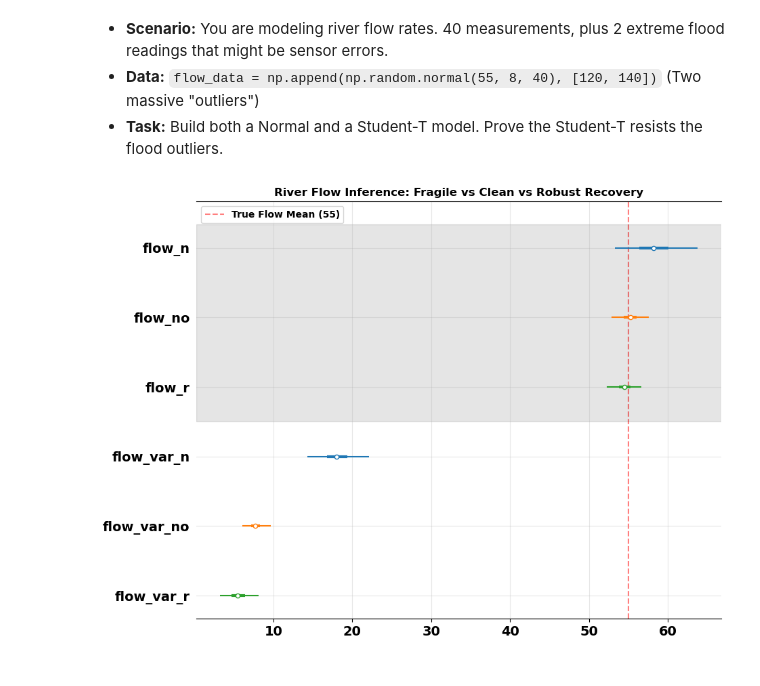
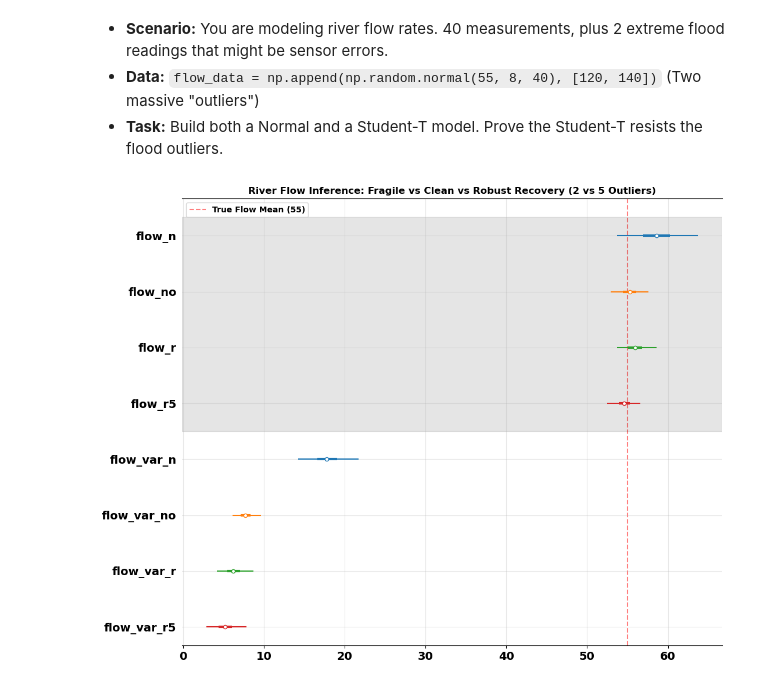
Before and after one commit to wxb-sly/risk-rock, a Jupyter notebook: training/mcmc/studenT.ipynb, the cells around one changed output. Cells and saved outputs as stored; diff of their text form; code cells hidden in the pictures.

```diff
--- a/training/mcmc/studenT.ipynb
+++ b/training/mcmc/studenT.ipynb
@@ -153,62 +150,66 @@ plt.show()
 *   **Task:** Build both a Normal and a Student-T model. Prove the Student-T resists the flood outliers.
 # %%
 flow_rates = np.append(np.random.normal(loc=55, scale=8, size=40), [120, 140])
+flow_5o = np.append(np.random.normal(loc=55, scale=8, size=40), [120, 140, 160, 145, 189])
+# five outliers
 flow_rate = np.random.normal(loc=55, scale=8, size=40)
 
 
 with pm.Model() as normal_model:
-
     flow_n = pm.Normal("flow_n", mu=55, sigma=8)
     flow_var_n = pm.HalfNormal("flow_var_n", sigma=15)
 # uncertainity of the uncertainity, generally double the sigma for comfortable noise dealings
-
-
     y_n = pm.Normal("y_n", mu=flow_n, sigma=flow_var_n, observed=flow_rates)
     trace_normal = pm.sample(2000, tune=1000, cores=1, random_seed=42, progressbar=False)
 
 with pm.Model() as NO_model:
 #NO = no outlier
-
     flow_no = pm.Normal("flow_no", mu=55, sigma=8)
     flow_var_no = pm.HalfNormal("flow_var_no", sigma=15)
-
     y_no = pm.Normal("y_no", mu=flow_no, sigma=flow_var_no, observed=flow_rate)
     trace_no = pm.sample(2000, tune=1000, cores=1, random_seed=42, progressbar=False)
 
-
-
 with pm.Model() as robusty_model:
-
     flow_r = pm.Normal("flow_r", mu=55, sigma=8)
     flow_var_r = pm.HalfNormal("flow_var_r", sigma=15)
-
     nu_r = pm.Exponential("nu_r", 1/30)
     y_r = pm.StudentT("y_r", nu=nu_r, mu=flow_r, sigma=flow_var_r, observed=flow_rates)
-    trace_robusty = pm.sample(2000, tune=1000, cores=1, random_seed=42, progressbar=False)
+    trace_robusty_2 = pm.sample(2000, tune=1000, cores=1, random_seed=42, progressbar=False)
+
+with pm.Model() as O5_model:
+    # Renamed variables to avoid ArviZ collapse
+    flow_r5 = pm.Normal("flow_r5", mu=55, sigma=8)
+    flow_var_r5 = pm.HalfNormal("flow_var_r5", sigma=15)
+    nu_r5 = pm.Exponential("nu_r5", 1/30)
+    y_r5 = pm.StudentT("y_r5", nu=nu_r5, mu=flow_r5, sigma=flow_var_r5, observed=flow_5o)
+    trace_robusty_5 = pm.sample(2000, tune=1000, cores=1, random_seed=42, progressbar=False)
 
 # VISUALIZE DAGs side-by-side
-display(pm.model_to_graphviz(NO_model))
-display(pm.model_to_graphviz(normal_model))
-display(pm.model_to_graphviz(robusty_model))
+#display(pm.model_to_graphviz(NO_model))
+#display(pm.model_to_graphviz(normal_model))
+#display(pm.model_to_graphviz(robusty_model))
+#display(pm.model_to_graphviz(O5_model))
 # %%
-
-fig, ax = plt.subplots(figsize=(10, 8))
+fig, ax = plt.subplots(figsize=(12, 10))
 
 az.plot_forest(
-    [trace_normal, trace_no, trace_robusty],
-    model_names=["Fragile (Normal)", "Clean (No Outliers)", "Robust (Student-T)"],
-    var_names=["flow_n", "flow_no", "flow_r", "flow_var_n", "flow_var_no", "flow_var_r"],
+    [trace_normal, trace_no, trace_robusty_2, trace_robusty_5],
+    model_names=["Fragile (Normal, 2 out)", "Clean (No Out)", "Robust (Student-T, 2 out)", "Robust (Student-T, 5 out)"],
+    var_names=["flow_n", "flow_no", "flow_r", "flow_r5", "flow_var_n", "flow_var_no", "flow_var_r", "flow_var_r5"],
     combined=True,
     hdi_prob=0.95,
     ax=ax
 )
 
 # True mean was 55.
 ax.axvline(55, color='red', linestyle='--', alpha=0.5, label="True Flow Mean (55)", zorder=0)
 
-plt.title("River Flow Inference: Fragile vs Clean vs Robust Recovery")
+plt.title("River Flow Inference: Fragile vs Clean vs Robust Recovery (2 vs 5 Outliers)")
 plt.grid(True, alpha=0.3)
 plt.legend()
 plt.show()
+
+# observed that mu of flow_r5 is more closer to the true mu than the flow_r; because our model in r5 is
+# more confident that the system is chaotic, fat tailed env
 # %% [output]
-[figure, old version]
+[figure, new version]
```
Also changed, not shown: parts of 5 cells of this notebook.
